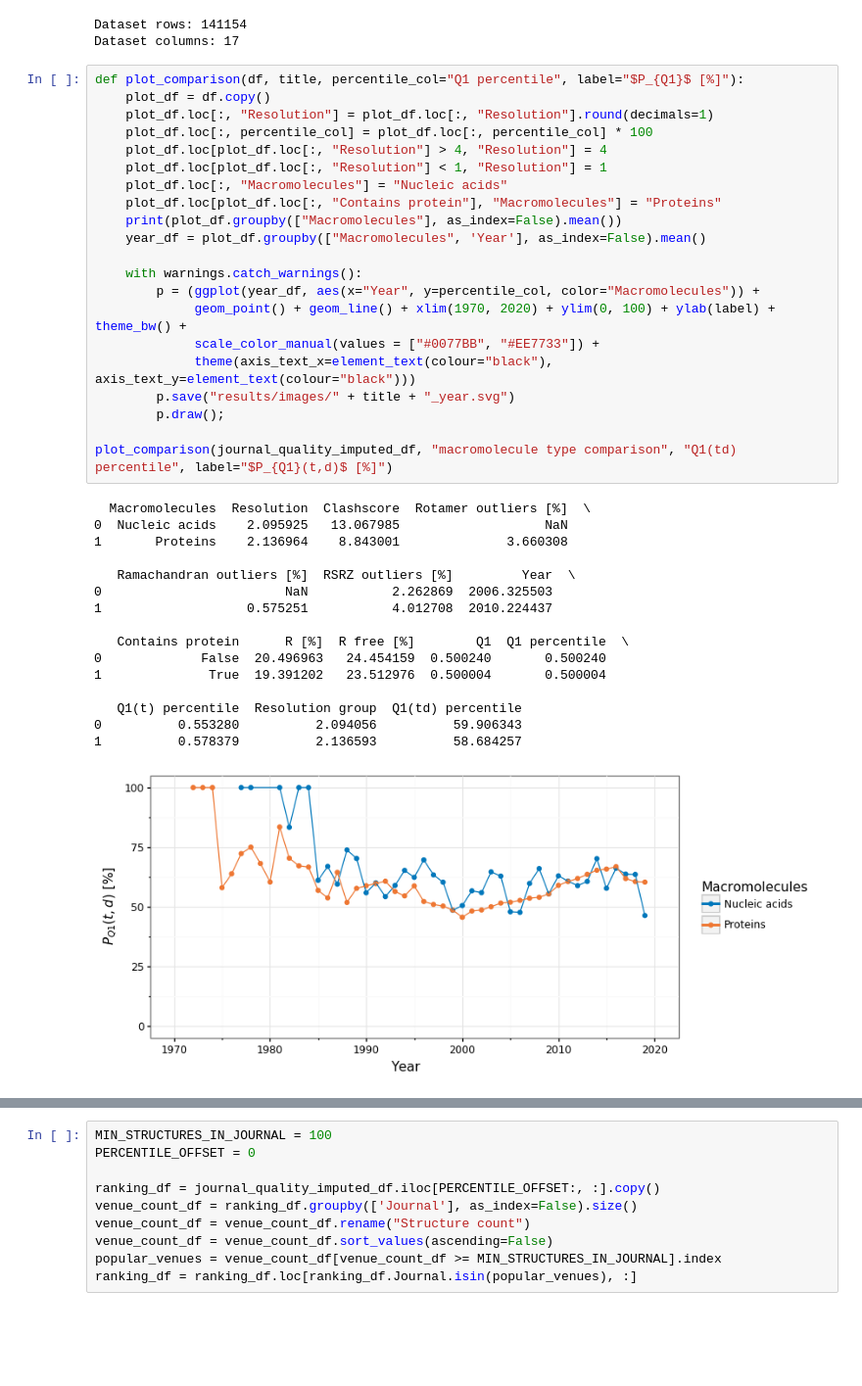
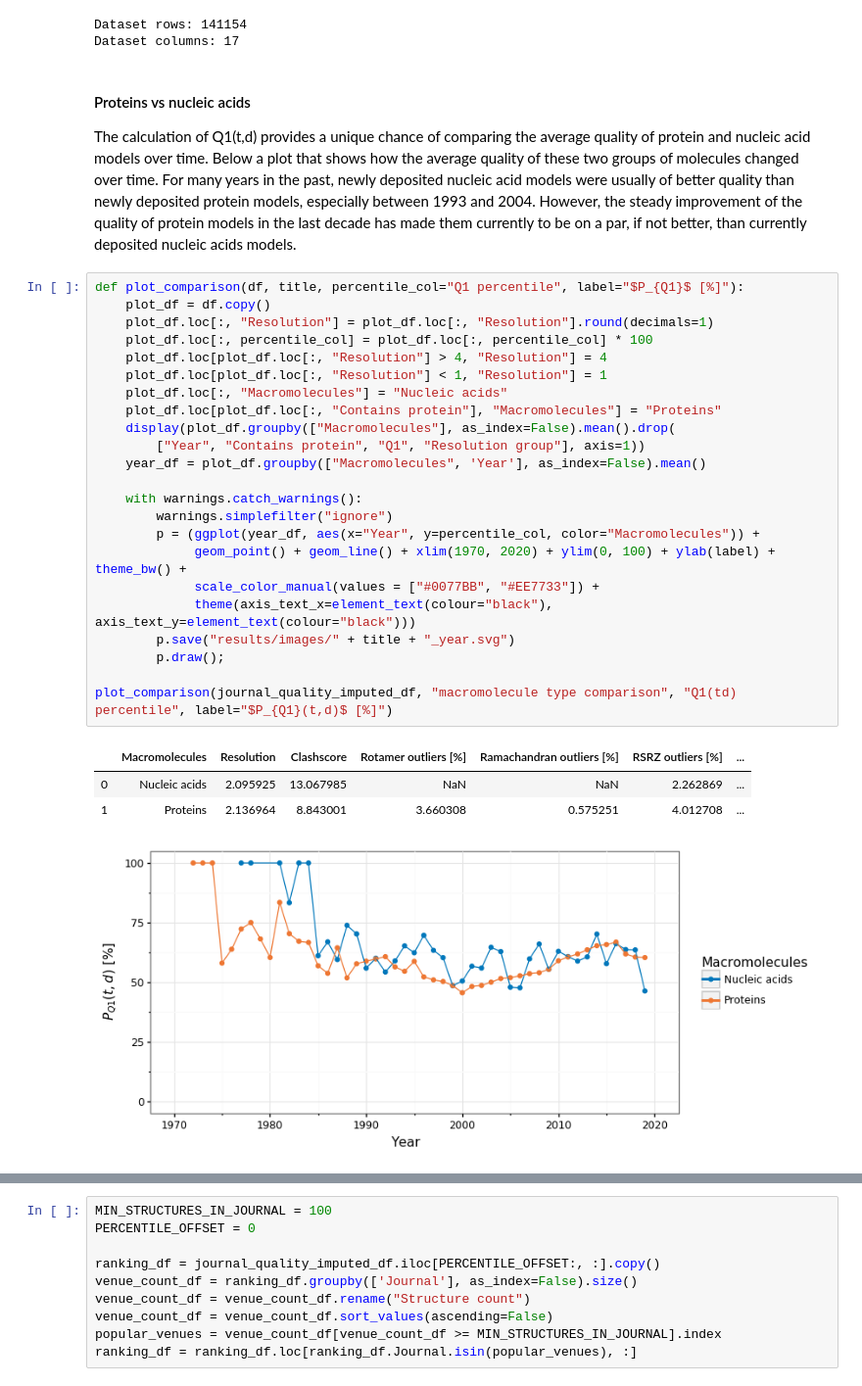
Before and after one commit to dabrze/pdb_structure_quality, a Jupyter notebook: PDB analysis.ipynb, the cells around one changed output, grey strips where cells are left out. Shown at 98% size. Saved outputs shown, nothing was run; the diff lists cells and outputs as text; blank space fills up the shorter version.

```diff
--- a/PDB analysis.ipynb
+++ b/PDB analysis.ipynb
@@ -795,41 +809,35 @@ describe(journal_quality_imputed_df)
 | 4 | 2cha | 2.00 | 23.29 | 16.67 | 1.73 | 4.00978 | ... |
 Dataset rows: 141154
 Dataset columns: 17
+# %% [markdown]
+#### Proteins vs nucleic acids
+
+The calculation of Q1(t,d) provides a unique chance of comparing the average quality of protein and nucleic acid models over time. Below a plot that shows how the average quality of these two groups of molecules changed over time. For many years in the past, newly deposited nucleic acid models were usually of better quality than newly deposited protein models, especially between 1993 and 2004. However, the steady improvement of the quality of protein models in the last decade has made them currently to be on a par, if not better, than currently deposited nucleic acids models.
 # %%
 def plot_comparison(df, title, percentile_col="Q1 percentile", label="$P_{Q1}$ [%]"):
     plot_df = df.copy()
     plot_df.loc[:, "Resolution"] = plot_df.loc[:, "Resolution"].round(decimals=1)
     plot_df.loc[:, percentile_col] = plot_df.loc[:, percentile_col] * 100
     plot_df.loc[plot_df.loc[:, "Resolution"] > 4, "Resolution"] = 4
     plot_df.loc[plot_df.loc[:, "Resolution"] < 1, "Resolution"] = 1
     plot_df.loc[:, "Macromolecules"] = "Nucleic acids"
     plot_df.loc[plot_df.loc[:, "Contains protein"], "Macromolecules"] = "Proteins"
-    print(plot_df.groupby(["Macromolecules"], as_index=False).mean())
+    display(plot_df.groupby(["Macromolecules"], as_index=False).mean().drop(
+        ["Year", "Contains protein", "Q1", "Resolution group"], axis=1))
     year_df = plot_df.groupby(["Macromolecules", 'Year'], as_index=False).mean()
 
     with warnings.catch_warnings():
+        warnings.simplefilter("ignore")
         p = (ggplot(year_df, aes(x="Year", y=percentile_col, color="Macromolecules")) +
              geom_point() + geom_line() + xlim(1970, 2020) + ylim(0, 100) + ylab(label) + theme_bw() +
              scale_color_manual(values = ["#0077BB", "#EE7733"]) +
              theme(axis_text_x=element_text(colour="black"), axis_text_y=element_text(colour="black")))
         p.save("results/images/" + title + "_year.svg")
         p.draw();
 
 plot_comparison(journal_quality_imputed_df, "macromolecule type comparison", "Q1(td) percentile", label="$P_{Q1}(t,d)$ [%]")
 # %% [output]
-  Macromolecules  Resolution  Clashscore  Rotamer outliers [%]  \
-0  Nucleic acids    2.095925   13.067985                   NaN
-1       Proteins    2.136964    8.843001              3.660308
-
-   Ramachandran outliers [%]  RSRZ outliers [%]         Year  \
-0                        NaN           2.262869  2006.325503
-1                   0.575251           4.012708  2010.224437
-
-   Contains protein      R [%]  R free [%]        Q1  Q1 percentile  \
-0             False  20.496963   24.454159  0.500240       0.500240
-1              True  19.391202   23.512976  0.500004       0.500004
-
-   Q1(t) percentile  Resolution group  Q1(td) percentile
-0          0.553280          2.094056          59.906343
-1          0.578379          2.136593          58.684257
+|  | Macromolecules | Resolution | Clashscore | Rotamer outliers [%] | Ramachandran outliers [%] | RSRZ outliers [%] | ... |
+| 0 | Nucleic acids | 2.095925 | 13.067985 | NaN | NaN | 2.262869 | ... |
+| 1 | Proteins | 2.136964 | 8.843001 | 3.660308 | 0.575251 | 4.012708 | ... |
 [figure]
```
Also changed, not shown: parts of 33 cells of this notebook, 29 other files.
